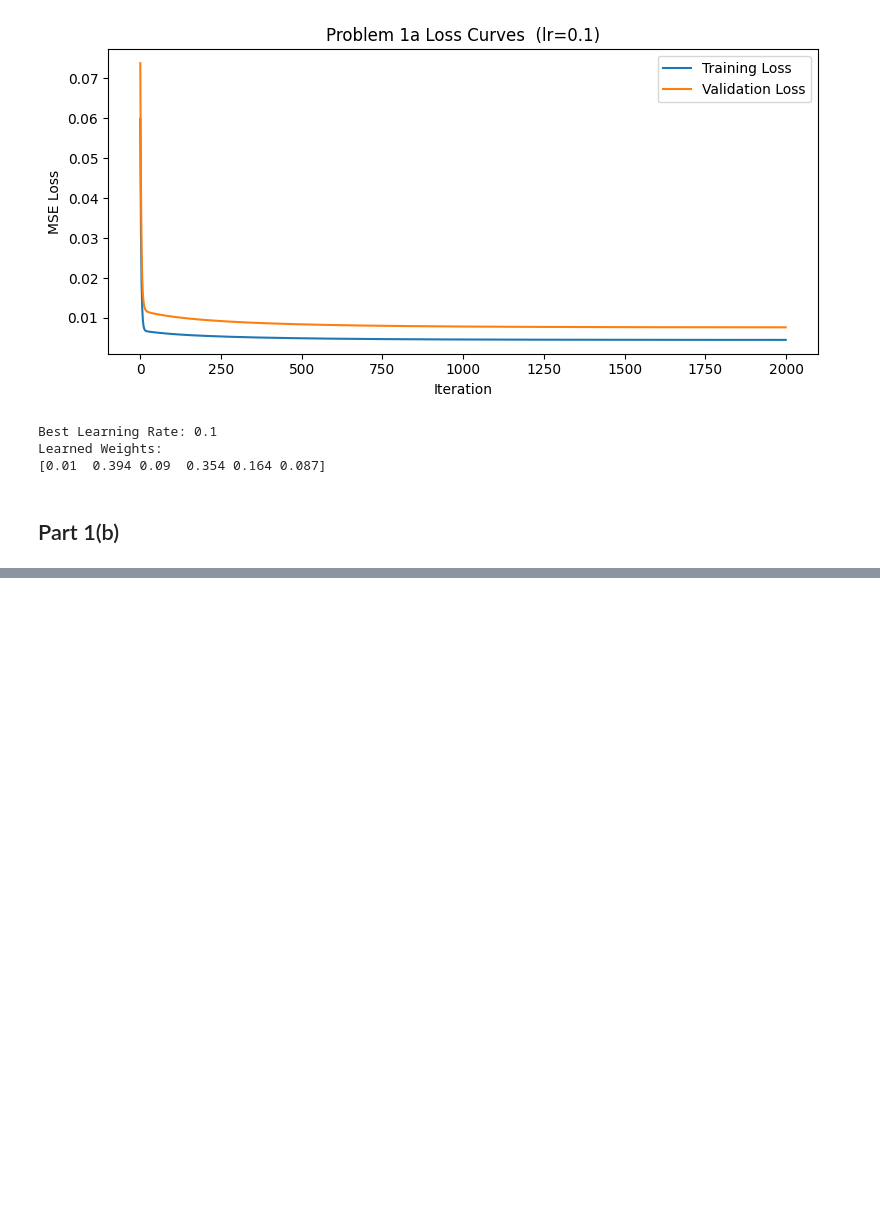
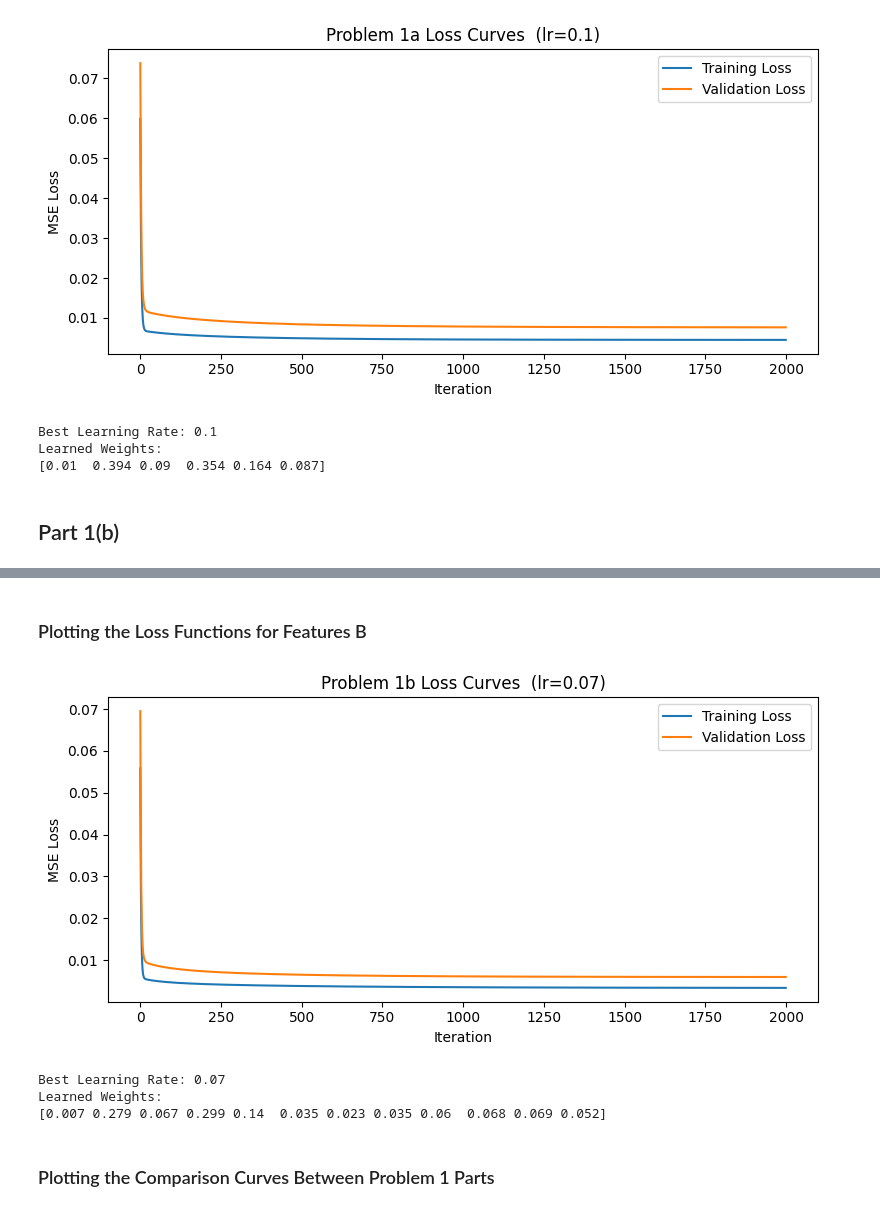
Before and after one commit to pGovm/introToML, a Jupyter notebook: hw2/hw2Sol.ipynb, the cells around one changed output, grey strips where cells are left out. Cells and saved outputs as stored; diff of their text form; code cells hidden in the pictures; blank space fills up the shorter version.

Commit message:
Finished problem 2

```diff
--- a/hw2/hw2Sol.ipynb
+++ b/hw2/hw2Sol.ipynb
@@ -109,16 +116,16 @@ X_a = df[feature_a].values.astype(float)
 Y_a = df['price'].values.astype(float)
 
 # Splitting the dataset as required
-X_train_1a_raw, X_val_1a_raw, Y_train_1a_raw, Y_val_1a_raw = train_test_split(X_a, Y_a, test_size=0.2, random_state=42, shuffle=True)
+X_train_a_raw, X_val_a_raw, Y_train_a_raw, Y_val_a_raw = train_test_split(X_a, Y_a, test_size=0.2, random_state=42, shuffle=True)
 
 # Scaling to prevent divergence issue
-X_scale = X_train_1a_raw.max(axis=0)
-Y_scale = Y_train_1a_raw.max()
+X_max_a = X_train_a_raw.max(axis=0)
+Y_max_a = Y_train_a_raw.max()
 
-X_train_1a_raw = X_train_1a_raw / X_scale
-X_val_1a_raw = X_val_1a_raw / X_scale
-Y_train_1a = Y_train_1a_raw / Y_scale
-Y_val_1a = Y_val_1a_raw / Y_scale
+X_train_1a_raw = X_train_a_raw / X_max_a
+X_val_1a_raw = X_val_a_raw / X_max_a
+Y_train_1a = Y_train_a_raw / Y_max_a
+Y_val_1a = Y_val_a_raw / Y_max_a
 
 # Adding the bias column
 X_train_1a = add_bias(X_train_1a_raw)
@@ -168,16 +177,16 @@ Learned Weights:
 # %% [markdown]
 ## Part 1(b)
 # %%
-X_train_1b_raw,  X_val_1b_raw, Y_train_1b_raw, Y_val_1b_raw = encode(features_b)
+X_train_b_raw,  X_val_b_raw, Y_train_b_raw, Y_val_b_raw = encode(features_b)
 
 # Scaling to prevent divergence issue
-X_scale = X_train_1b_raw.max(axis=0)
-Y_scale = Y_train_1b_raw.max()
+X_max_b = X_train_b_raw.max(axis=0)
+Y_max_b = Y_train_b_raw.max()
 
-X_train_1b_raw = X_train_1b_raw / X_scale
-X_val_1b_raw = X_val_1b_raw / X_scale
-Y_train_1b = Y_train_1b_raw / Y_scale
-Y_val_1b = Y_val_1b_raw / Y_scale
+X_train_1b_raw = X_train_b_raw / X_max_b
+X_val_1b_raw = X_val_b_raw / X_max_b
+Y_train_1b = Y_train_b_raw / Y_max_b
+Y_val_1b = Y_val_b_raw / Y_max_b
 
 X_train_1b = add_bias(X_train_1b_raw)
 X_val_1b = add_bias(X_val_1b_raw)
@@ -187,10 +196,9 @@ print(f"Train: {X_train_1b.shape}, Val: {X_val_1b.shape}")
 results_1b = {}
 
 for i in learning_rate:
-    for i in learning_rate:
-        w, train_loss, val_loss = train_model(X_train_1b, Y_train_1b, X_val_1b, Y_val_1b, i, n)
+    w, train_loss, val_loss = train_model(X_train_1b, Y_train_1b, X_val_1b, Y_val_1b, i, n)
 
-        results_1a[i] = (w, train_loss, val_loss)
-        print(f"lr={i:4.2f} | Final Train Loss: {train_loss[-1]:.4e} | Final Val Loss: {val_loss[-1]:.4e}")
+    results_1b[i] = (w, train_loss, val_loss)
+    print(f"lr={i:4.2f} | Final Train Loss: {train_loss[-1]:.4e} | Final Val Loss: {val_loss[-1]:.4e}")
 # %% [output]
 Train: (436, 12), Val: (109, 12)
@@ -222,13 +210,22 @@ lr=0.01 | Final Train Loss: nan | Final Val Loss: nan
+# %% [markdown]
+### Plotting the Loss Functions for Features B
 # %%
 # Plotting the best learning rate
 
 # Picking the learning rate corresponding to lowest Validation loss
-bestLR_1b = min(results_1a, key=lambda i: results_1b[i][2][-1])
+bestLR_1b = min(results_1b, key=lambda i: results_1b[i][2][-1])
 w_1b, train_loss_1b, val_loss_1b = results_1b[bestLR_1b]
 
 plot_loss(train_loss_1b, val_loss_1b, bestLR_1b, "Problem 1b Loss Curves")
 
 print(f"Best Learning Rate: {bestLR_1b}")
 print(f"Learned Weights:")
 print(np.round(w_1b, 3))
+# %% [output]
+[figure, added]
+Best Learning Rate: 0.07
+Learned Weights:
+[0.007 0.279 0.067 0.299 0.14  0.035 0.023 0.035 0.06  0.068 0.069 0.052]
+# %% [markdown]
+### Plotting the Comparison Curves Between Problem 1 Parts
 # %%
```
Also changed, not shown: parts of 38 cells of this notebook.
